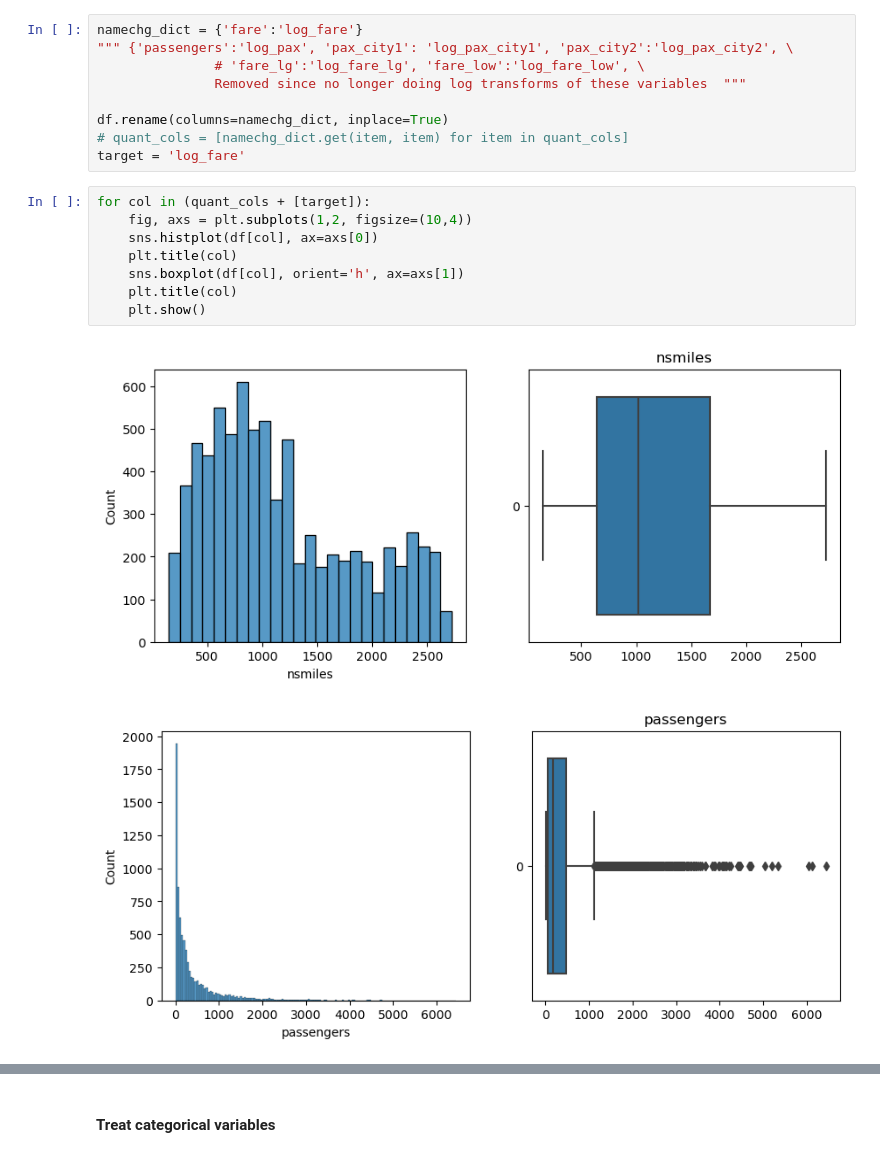
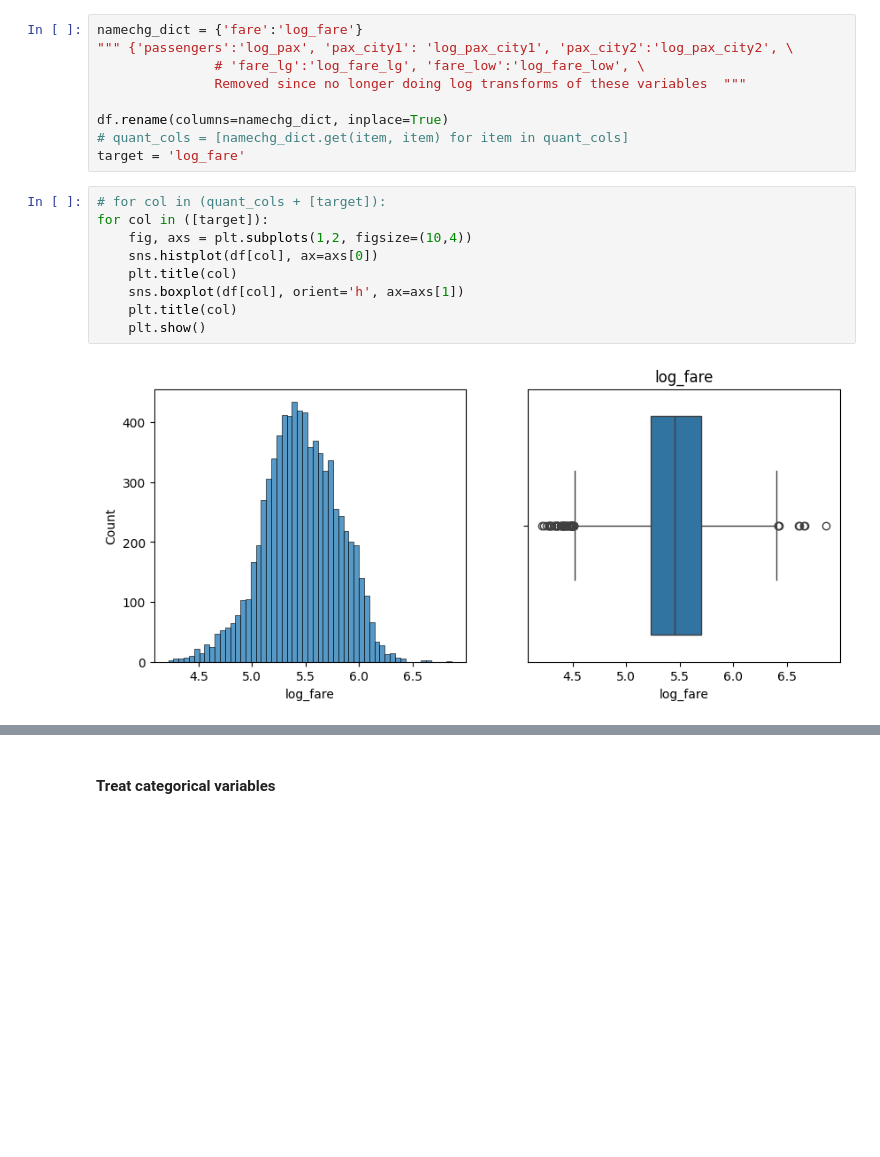
Before and after one commit to dhaunsperger/WGU_Portfolio, a Jupyter notebook: Capstone/Capstone.ipynb, the cells around one changed output, grey strips where cells are left out. Cells and saved outputs as stored; diff of their text form; blank space fills up the shorter version.

```diff
--- a/Capstone/Capstone.ipynb
+++ b/Capstone/Capstone.ipynb
@@ -160,13 +194,13 @@ df.rename(columns=namechg_dict, inplace=True)
 # quant_cols = [namechg_dict.get(item, item) for item in quant_cols]
 target = 'log_fare'
 # %%
-for col in (quant_cols + [target]):
+# for col in (quant_cols + [target]):
+for col in ([target]):
     fig, axs = plt.subplots(1,2, figsize=(10,4))
     sns.histplot(df[col], ax=axs[0])
     plt.title(col)
     sns.boxplot(df[col], orient='h', ax=axs[1])
     plt.title(col)
     plt.show()
 # %% [output]
-[figure, old version]
+[figure, new version]
-[figure, removed]
```
Also changed, not shown: parts of 28 cells of this notebook, 1 other file.
